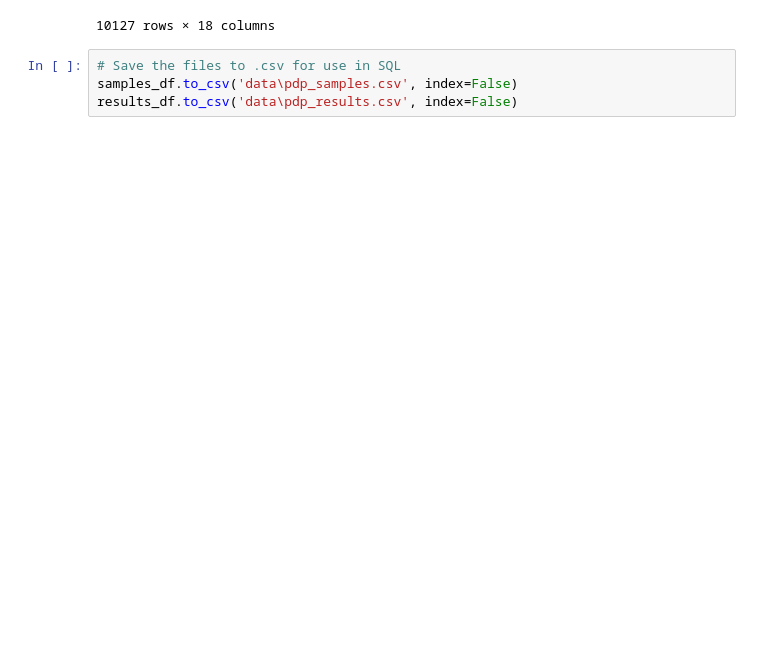
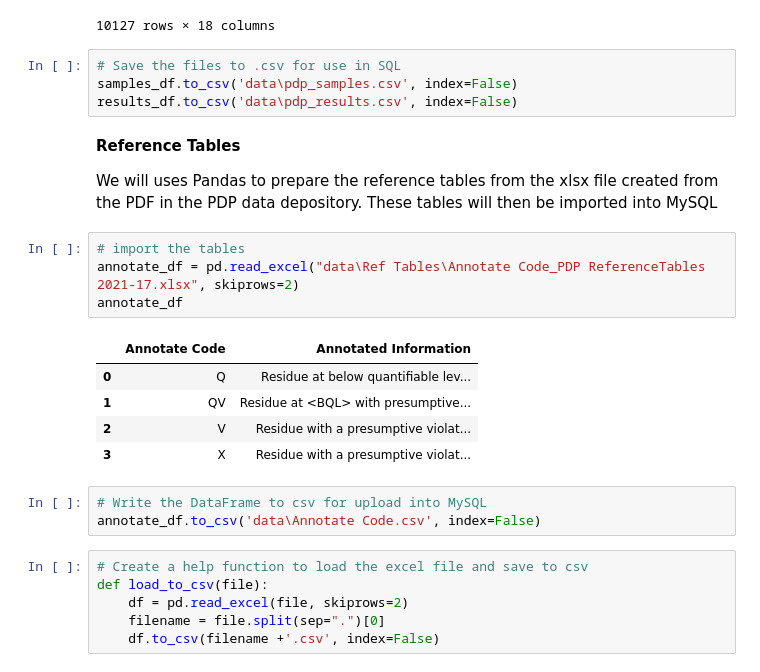
Before and after one commit to soyinkas1/PP00013_SQL_Training-Practice-and-Application-Projects, a Jupyter notebook: PDP Database SQL Analysis_CPD Projects_01/Pandas Control Notebook_PDP Database SQL Analysis .ipynb, the cells around one changed output. Cells and saved outputs as stored; diff of their text form; blank space fills up the shorter version.

Commit message:
ref tables added

```diff
--- a/PDP Database SQL Analysis_CPD Projects_01/Pandas Control Notebook_PDP Database SQL Analysis .ipynb
+++ b/PDP Database SQL Analysis_CPD Projects_01/Pandas Control Notebook_PDP Database SQL Analysis .ipynb
@@ -102,3 +102,26 @@ samples_df
 # Save the files to .csv for use in SQL
 samples_df.to_csv('data\pdp_samples.csv', index=False)
 results_df.to_csv('data\pdp_results.csv', index=False)
+# %% [markdown]
+**Reference Tables**
+
+We will uses Pandas to prepare the reference tables from the xlsx file created from the PDF in the PDP data depository. These tables will then be imported into MySQL
+# %%
+# import the tables
+annotate_df = pd.read_excel("data\Ref Tables\Annotate Code_PDP ReferenceTables 2021-17.xlsx", skiprows=2)
+annotate_df
+# %% [output]
+|  | Annotate Code | Annotated Information |
+| 0 | Q | Residue at below quantifiable lev... |
+| 1 | QV | Residue at <BQL> with presumptive... |
+| 2 | V | Residue with a presumptive violat... |
+| 3 | X | Residue with a presumptive violat... |
+# %%
+# Write the DataFrame to csv for upload into MySQL
+annotate_df.to_csv('data\Annotate Code.csv', index=False)
+# %%
+# Create a help function to load the excel file and save to csv
+def load_to_csv(file):
+    df = pd.read_excel(file, skiprows=2)
+    filename = file.split(sep=".")[0]
+    df.to_csv(filename +'.csv', index=False)
```
Also changed, not shown: parts of 1 cell of this notebook, 57 other files.
